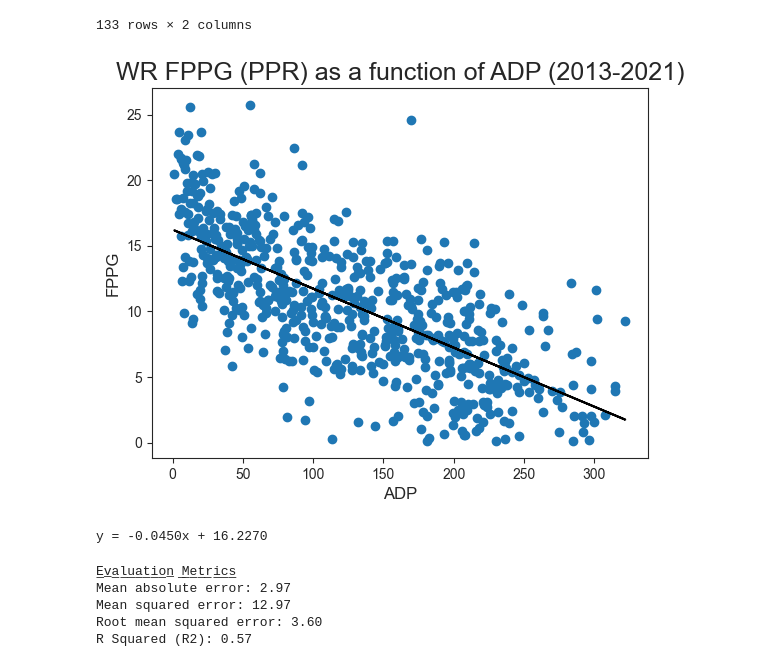
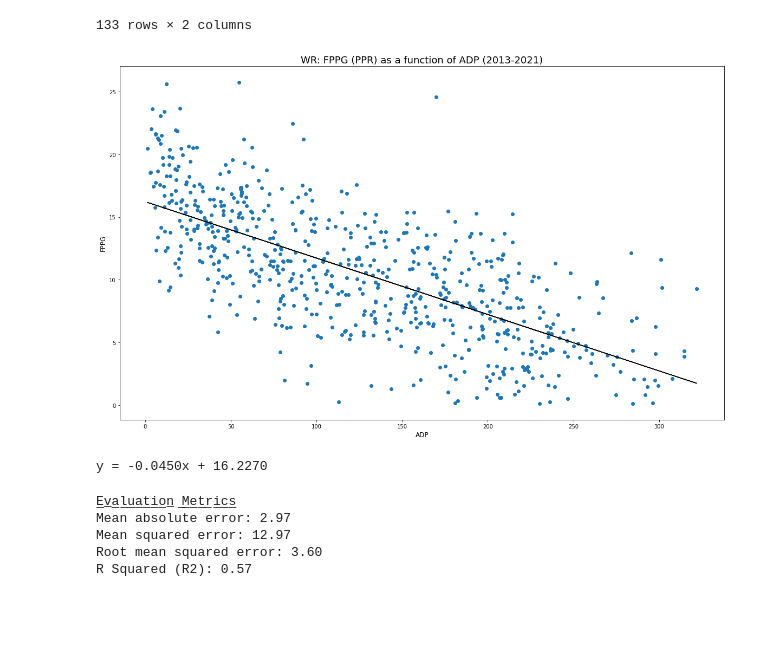
Before and after one commit to kumajimmy/fantasy_footballl_22, a Jupyter notebook: breakout_wr_2022.ipynb, the cells around one changed output. Cells and saved outputs as stored; diff of their text form; code cells hidden in the pictures; blank space fills up the shorter version.

```diff
--- a/breakout_wr_2022.ipynb
+++ b/breakout_wr_2022.ipynb
@@ -54,7 +56,7 @@ for year in range(2013,2022):
 # scraped and compiled previously from Pro Football Reference (URL: 'https://www.pro-football-reference.com/years/{year}/fantasy.htm')
 
 master_df = pd.read_csv('data/Yearly/yearly_compiled_2013_2021.csv')
-master_df = master_df.drop(columns = {'FantasyPoints'})
+master_df = master_df.drop(columns = {'FantasyPoints','Unnamed: 0'})
 
 master_df.info()
 # %% [output]
@@ -154,6 +156,5 @@ analysis_df
 # %%
-# drop first column of df
-analysis_df.drop(columns=['Unnamed: 0'], inplace=True)
+
 # check for missing values in all columns
 analysis_df.isna().sum()
 # %% [output]
@@ -353,17 +353,17 @@ df_pred
 | 132 | 7.411111 | 9.423724 |
 133 rows × 2 columns
 # %%
-
+plt.figure(figsize=(20,12))
 plt.scatter(X,y)
 plt.plot(X, model.predict(X), color='k')
-plt.title('WR FPPG (PPR) as a function of ADP (2013-2021)', size=18)
+plt.title('WR: FPPG (PPR) as a function of ADP (2013-2021)', size=18)
 plt.xlabel('ADP', size = 12)
 plt.ylabel('FPPG', size = 12)
 plt.show()
 
 print(f'y = {model_slope:.4f}x + {model_intercept:.4f}')
 # %% [output]
-[figure, old version]
+[figure, new version]
 y = -0.0450x + 16.2270
 # %%
 # evaluating the model
```
Also changed, not shown: parts of 20 cells of this notebook.
